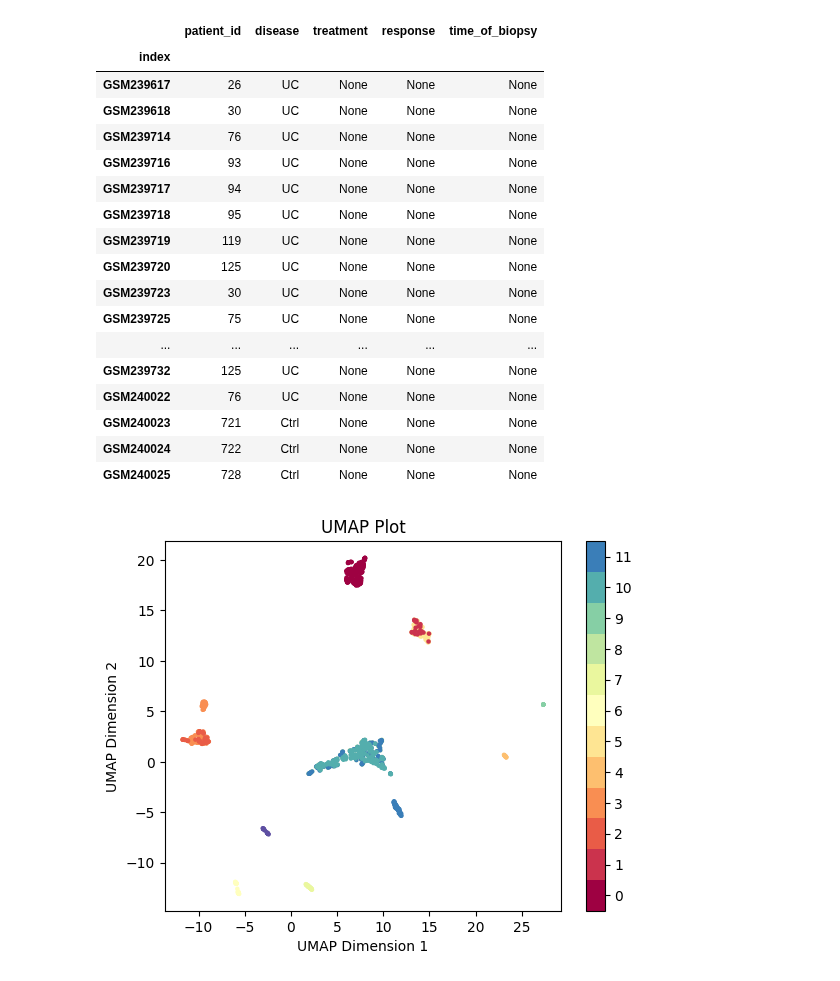
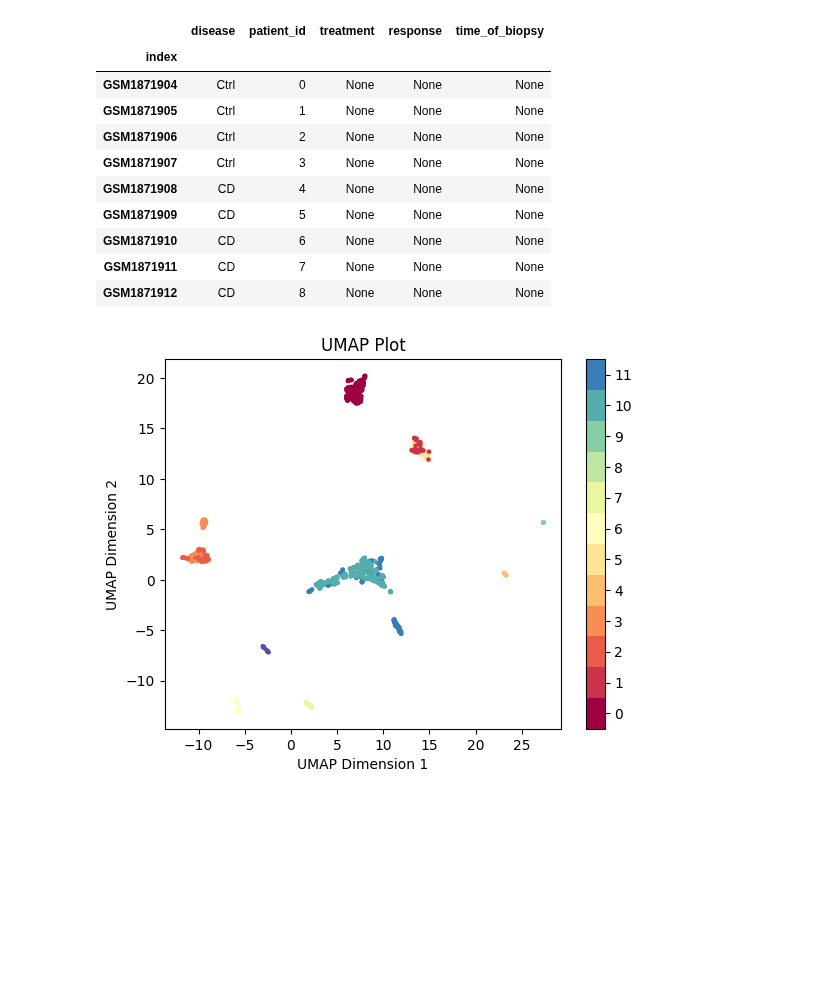
Before and after one commit to MaciejPiernik/ibd, a Jupyter notebook: ibd/notebooks/experiment_playground.ipynb, the cells around one changed output. Drawn from its saved outputs; the diff is of its cells as text; code cells hidden in the pictures; blank space fills up the shorter version.

Commit message:
Next step - duplicate handling and preparing combined data for ML

```diff
--- a/ibd/notebooks/experiment_playground.ipynb
+++ b/ibd/notebooks/experiment_playground.ipynb
@@ -30,27 +32,20 @@ db = db.dropna(axis=1)
 dup = db[db.duplicated(keep=False)]
 dup.sort_values(by=['1'])
 # %%
-metadata = pd.read_parquet(os.path.join(DATA_DIR, 'GSE9452_metadata.parquet'))
+metadata = pd.read_parquet(os.path.join(DATA_DIR, 'GSE72780_metadata.parquet'))
 metadata.head(20)
 # %% [output]
-|  | patient_id | disease | treatment | response | time_of_biopsy |
+|  | disease | patient_id | treatment | response | time_of_biopsy |
 | index |  |  |  |  |  |
-| GSM239617 | 26 | UC | None | None | None |
-| GSM239618 | 30 | UC | None | None | None |
-| GSM239714 | 76 | UC | None | None | None |
-| GSM239716 | 93 | UC | None | None | None |
-| GSM239717 | 94 | UC | None | None | None |
-| GSM239718 | 95 | UC | None | None | None |
-| GSM239719 | 119 | UC | None | None | None |
-| GSM239720 | 125 | UC | None | None | None |
-| GSM239723 | 30 | UC | None | None | None |
-| GSM239725 | 75 | UC | None | None | None |
-| ... | ... | ... | ... | ... | ... |
-| GSM239732 | 125 | UC | None | None | None |
-| GSM240022 | 76 | UC | None | None | None |
-| GSM240023 | 721 | Ctrl | None | None | None |
-| GSM240024 | 722 | Ctrl | None | None | None |
-| GSM240025 | 728 | Ctrl | None | None | None |
+| GSM1871904 | Ctrl | 0 | None | None | None |
+| GSM1871905 | Ctrl | 1 | None | None | None |
+| GSM1871906 | Ctrl | 2 | None | None | None |
+| GSM1871907 | Ctrl | 3 | None | None | None |
+| GSM1871908 | CD | 4 | None | None | None |
+| GSM1871909 | CD | 5 | None | None | None |
+| GSM1871910 | CD | 6 | None | None | None |
+| GSM1871911 | CD | 7 | None | None | None |
+| GSM1871912 | CD | 8 | None | None | None |
 # %%
 # Create UMAP embedding
 umap_embedding = umap.UMAP().fit_transform(db)
```
Also changed, not shown: parts of 1 cell of this notebook, 1 other file.
